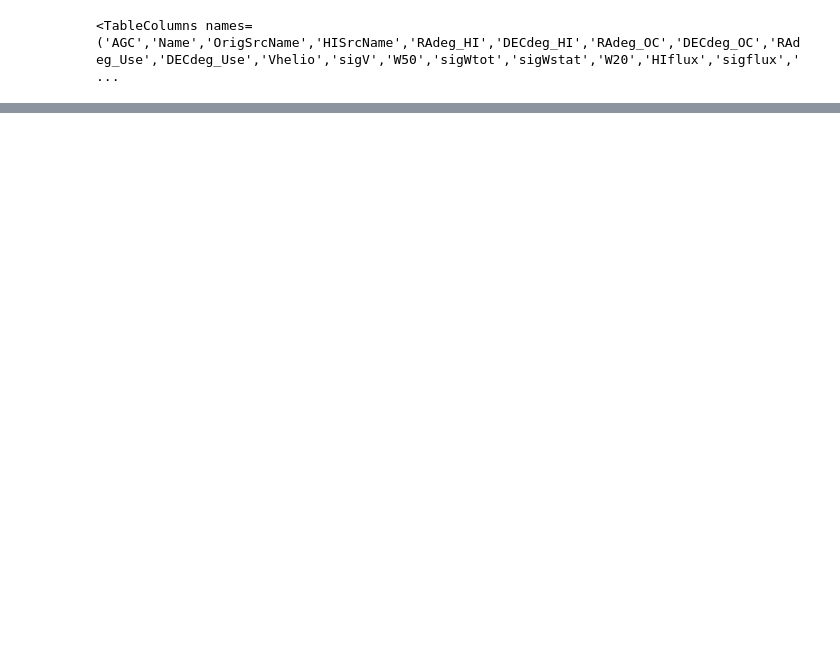
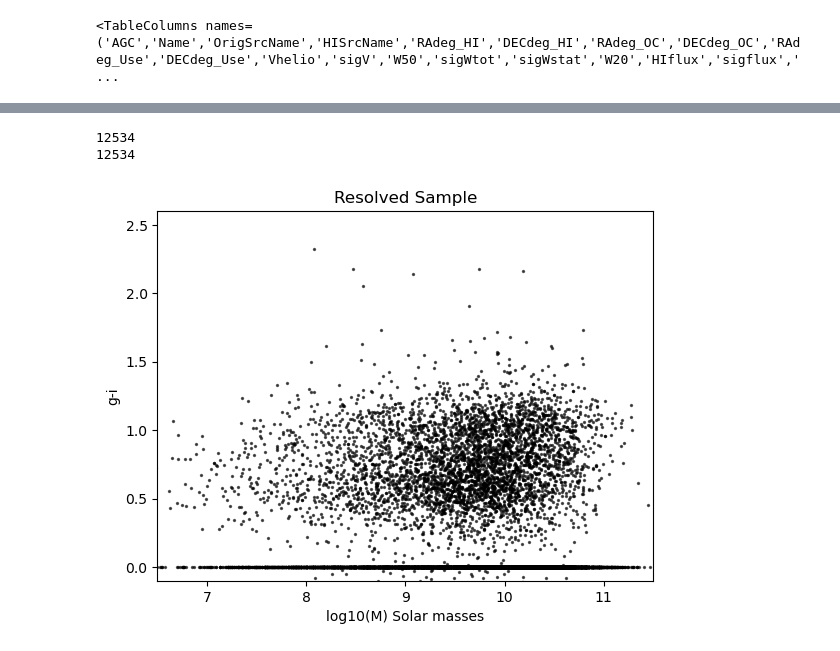
Before and after one commit to EvanBarkus/WISESize_Project, a Jupyter notebook: StudentFigure.ipynb, the cells around one changed output, grey strips where cells are left out. Drawn from its saved outputs; the diff is of its cells as text; code cells hidden in the pictures; blank space fills up the shorter version.

```diff
--- a/StudentFigure.ipynb
+++ b/StudentFigure.ipynb
@@ -88,0 +128,20 @@ print(len(cuttab['gmi_corr']))
+# %%
+#Failed attempt to remove NaN values
+xcorr = np.array(x)
+xnew = [x for x in xcorr if not np.isnan(x)]
+
+ycorr = np.array(y)
+ynew = [y for y in ycorr if not np.isnan(y)]
+
+plt.title('Resolved Sample')
+plt.scatter(np.log10(xnew[0:12534]),ynew,s=2,alpha=0.6,color='black')
+plt.ylim(-0.1,2.6)
+plt.xlim(6.5,11.5)
+plt.xlabel('log10(M) Solar masses')
+plt.ylabel('g-i')
+print(len(ynew))
+print(len(xnew[0:12534]))
+# %% [output]
+12534
+12534
+[figure, added]
```
Also changed, not shown: parts of 6 cells of this notebook, 1 other file.
